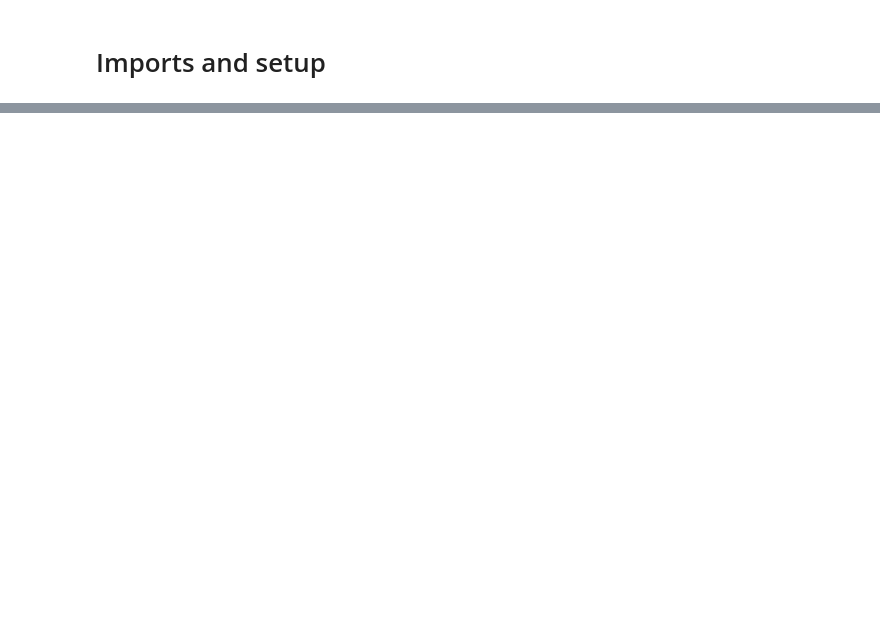
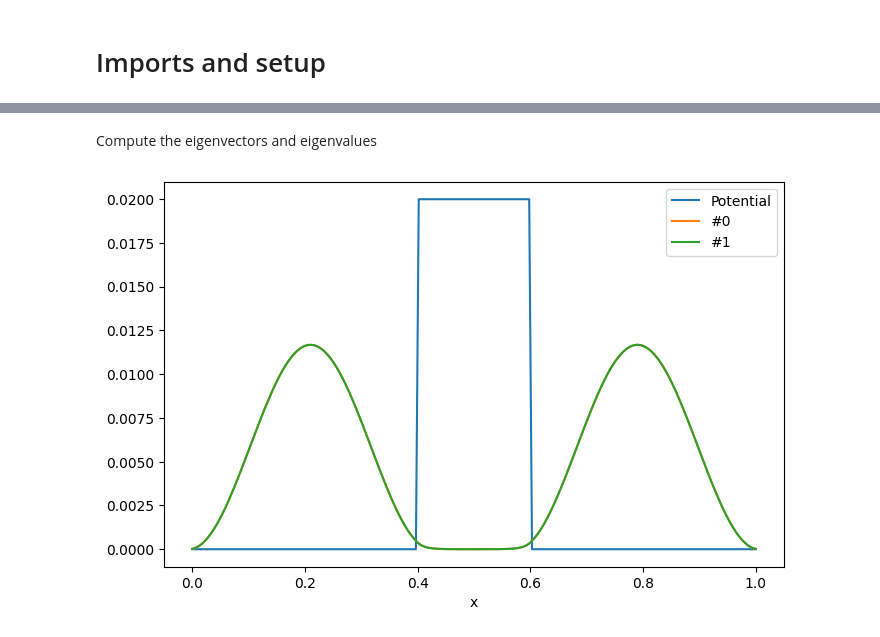
Before and after one commit to MrIsCM/Physics_Simulations, a Jupyter notebook: Shrodinger/shrod_eq.ipynb, the cells around one changed output, grey strips where cells are left out. Drawn from its saved outputs; the diff is of its cells as text; code cells hidden in the pictures; blank space fills up the shorter version.

Commit message:
Solution to Shrod Eq for a 1D square potential.

```diff
--- a/Shrodinger/shrod_eq.ipynb
+++ b/Shrodinger/shrod_eq.ipynb
@@ -250,0 +27,4 @@ def animate(i):
+# %%
+# Define the grid
+def define_grid(N):
+	return np.linspace(0, 1, N)		# x grid
@@ -250,0 +84,7 @@ def animate(i):
+# %% [markdown]
+Compute the eigenvectors and eigenvalues
+# %%
+def compute_eigens(H, k):
+	# Compute the eigenvalues and eigenvectors
+	eigenvalues, eigenvectors = eigsh(H, k=k, which='SM')
+	return eigenvalues, eigenvectors
@@ -250,0 +95,27 @@ def animate(i):
+# %%
+def plot_phi_V(X, V, eigen_vectors):
+	plt.figure(figsize=(8, 5))
+	plt.plot(X, V, label='Potential')
+	for i, eigen_vector in enumerate(eigen_vectors.T):
+		plt.plot(X, eigen_vector**2, label=f'#{i}')
+	plt.legend()
+	plt.xlabel('x')
+# %%
+def simulate(N, potential_type, intensity=0.02, n_eigen=10):
+	X = define_grid(N)
+
+	if potential_type == 'square':
+		V = square_potential(N, intensity=intensity)
+	elif potential_type == 'gaussian':
+		V = gaussian_potential(N, intensity=intensity)
+	else:
+		V = null_potential(N)
+
+	H = hamiltonian(N, V)
+	eigenvalues, eigenvectors = compute_eigens(H, k=n_eigen)
+
+	plot_phi_V(X, V, eigenvectors)
+# %%
+simulate(N=200, potential_type='square', intensity=0.02, n_eigen=2)
+# %% [output]
+[figure, added]
```
Also changed, not shown: parts of 22 cells of this notebook.
